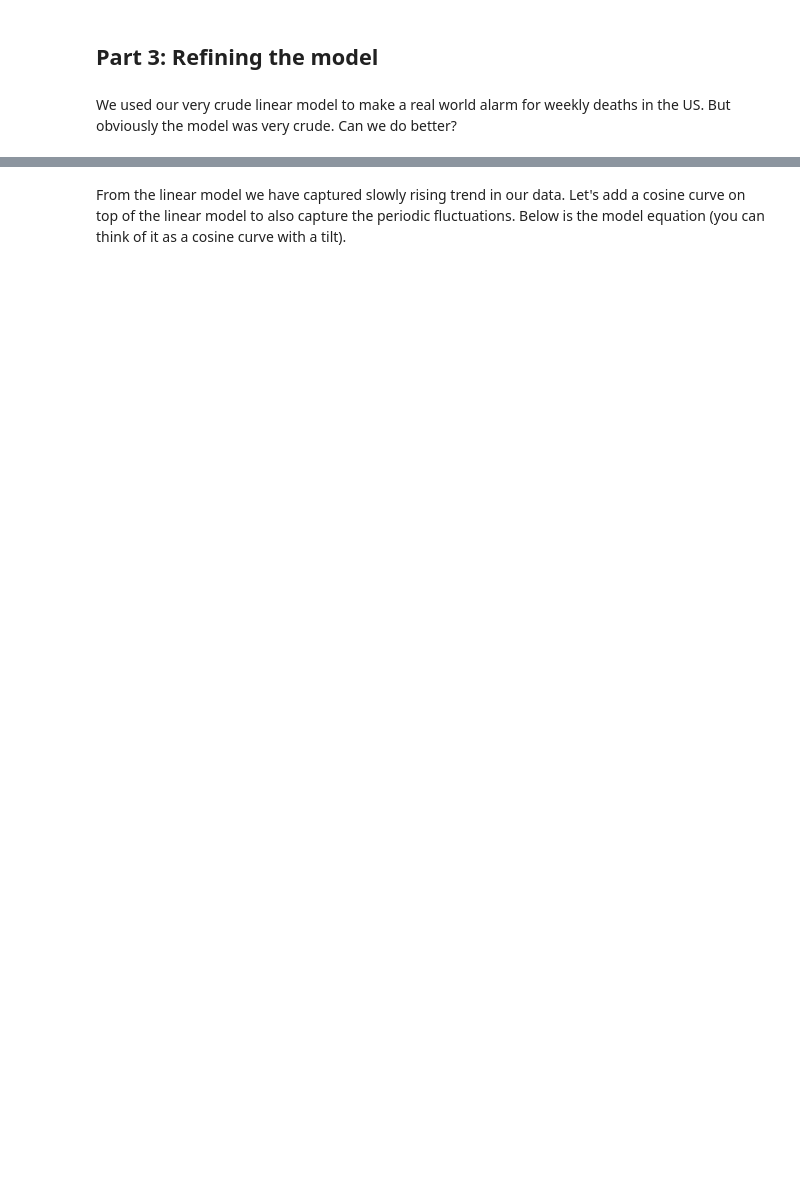
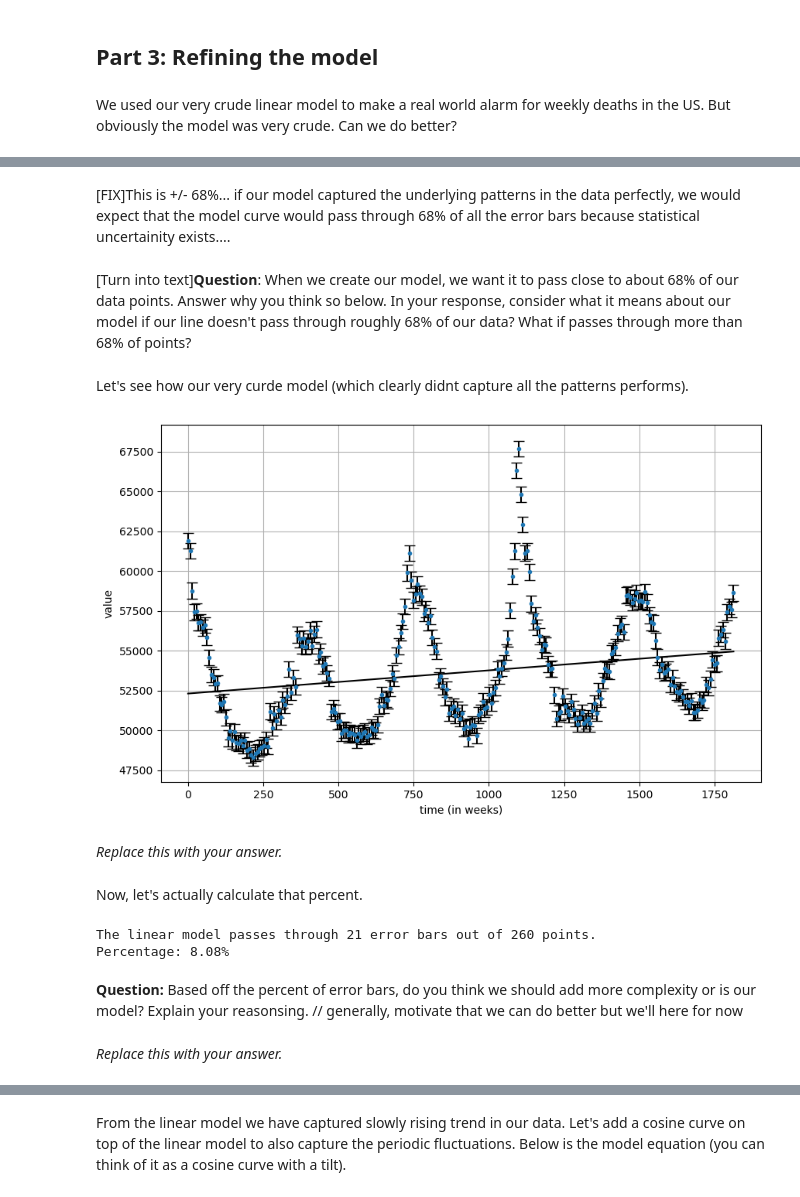
Before and after one commit to sensesensibilityscience/datascience, a Jupyter notebook: 2024/excessdeaths/student/modelling.ipynb, the cells around one changed output, grey strips where cells are left out. Drawn from its saved outputs; the diff is of its cells as text; code cells hidden in the pictures; blank space fills up the shorter version.

```diff
--- a/2024/excessdeaths/student/modelling.ipynb
+++ b/2024/excessdeaths/student/modelling.ipynb
@@ -234 +233,39 @@ _Replace this with your answer._
+# %% [markdown]
+[FIX]This is +/- 68%... if our model captured the underlying patterns in the data perfectly, we would expect that the model curve would pass through 68% of all the error bars because statistical uncertainity exists....
+# %% [markdown]
+[Turn into text]**Question**: When we create our model, we want it to pass close to about 68% of our data points. Answer why you think so below. In your response, consider what it means about our model if our line doesn't pass through roughly 68% of our data? What if passes through more than 68% of points?
+# %% [markdown]
+Let's see how our very curde model (which clearly didnt capture all the patterns performs).
+# %%
+#Just run this cell
+plt.figure(figsize=(10, 6))
+plt.errorbar(xdata, ydata, yerr=500, fmt='.', ecolor='black', capsize=5)
+plt.plot(xdata, linear_model(xdata, m_fit, c_fit), '-', label='fit', color = "black")
+plt.xlabel('time (in weeks)')
+plt.ylabel('value')
+plt.grid(True)
+plt.show()
+# %% [output]
+[figure, added]
+# %% [markdown]
+_Replace this with your answer._
+# %% [markdown]
+Now, let's actually calculate that percent.
+# %%
+yerr = 500 # This is the +/- 1000 given to you.
+
+lin_mod = linear_model(xdata, m_fit, c_fit)
+error_bar_passes = ((lin_mod >= (ydata - yerr)) & (lin_mod <= (ydata + yerr))).sum()
+total_points = len(xdata)
+percentage_passes = (error_bar_passes / total_points) * 100
+
+print(f"The linear model passes through {error_bar_passes} error bars out of {total_points} points.")
+print(f"Percentage: {percentage_passes:.2f}%")
+# %% [output]
+The linear model passes through 21 error bars out of 260 points.
+Percentage: 8.08%
+# %% [markdown]
+**Question:** Based off the percent of error bars, do you think we should add more complexity or is our model? Explain your reasonsing. // generally, motivate that we can do better but we'll here for now
+# %% [markdown]
+_Replace this with your answer._
 # %% [markdown]
```
Also changed, not shown: parts of 52 cells of this notebook.
